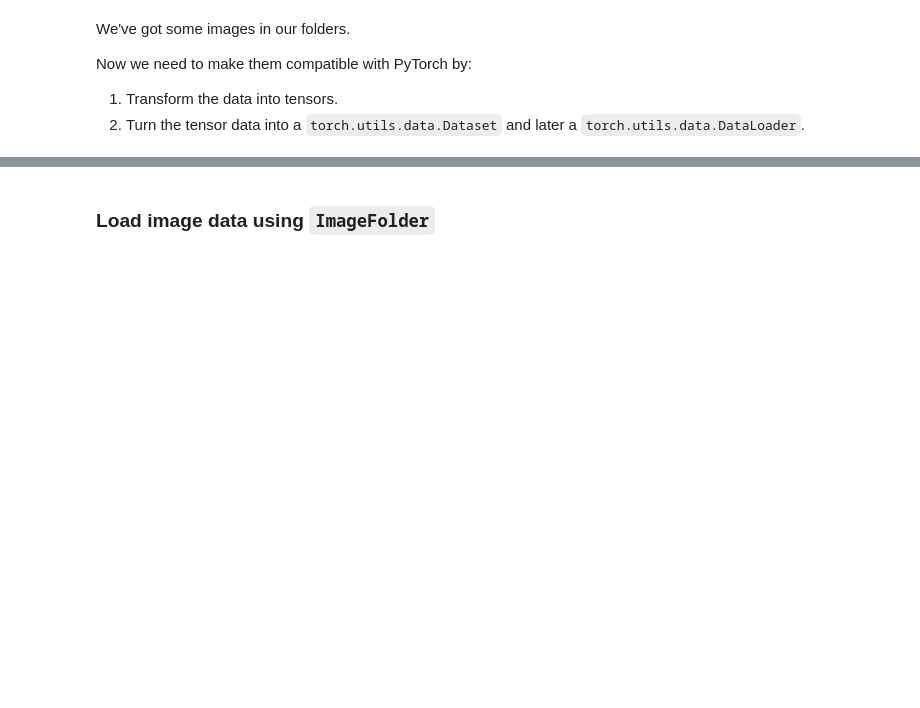
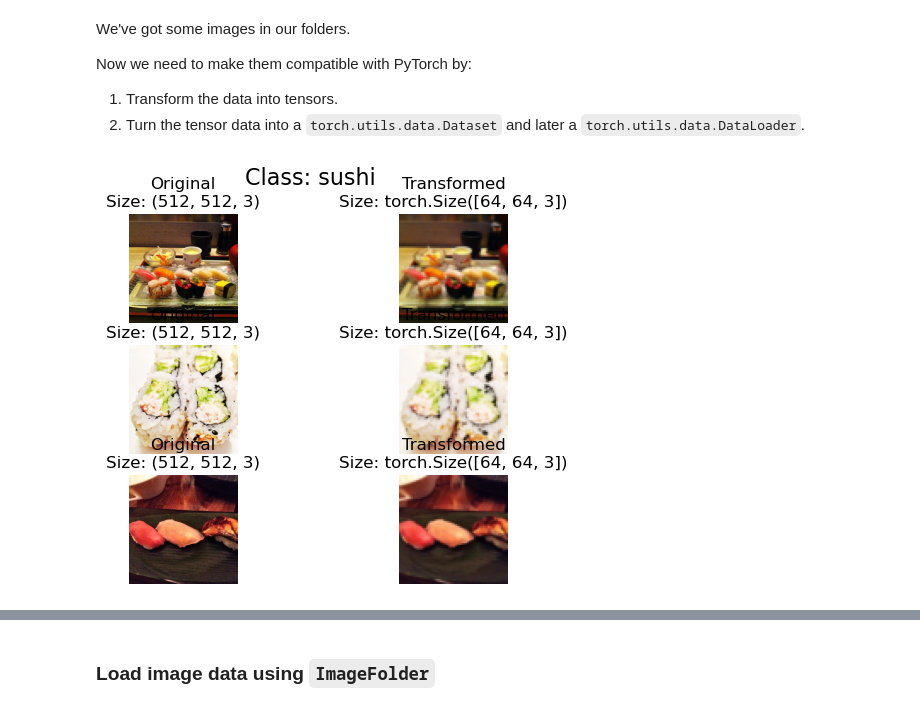
Before and after one commit to Muhammad-Shah/deep_leaning_with_pytorch, a Jupyter notebook: Exercise/04_pytorch_custom_datasets_exercises.ipynb, the cells around one changed output, grey strips where cells are left out. Cells and saved outputs as stored; diff of their text form; code cells hidden in the pictures; blank space fills up the shorter version.

```diff
--- a/Exercise/04_pytorch_custom_datasets_exercises.ipynb
+++ b/Exercise/04_pytorch_custom_datasets_exercises.ipynb
@@ -186,3 +206,8 @@ Now we need to make them compatible with PyTorch by:
 2. Turn the tensor data into a `torch.utils.data.Dataset` and later a `torch.utils.data.DataLoader`.
 # %%
 # 3.1 Transforming data with torchvision.transforms
+transform = transforms.Compose([
+    transforms.Resize(size=(64, 64)),
+    transforms.RandomHorizontalFlip(p=0.5),
+    transforms.ToTensor()
+])
@@ -192,0 +214,24 @@ Now we need to make them compatible with PyTorch by:
+# %%
+# Write a function to plot transformed images
+def plot_transformed_images(images_path_list, transform, n=3, seed=42):
+    random_images_path = random.sample(images_path_list, k=n)
+    fig, ax = plt.subplots(nrows=3, ncols=2)
+    i = 0
+    for path in random_images_path:
+        image = plt.imread(path)
+        ax[i][0].imshow(image)
+        ax[i][0].set_title(f'Original\nSize: {image.shape}')
+        ax[i][0].axis('off')
+
+        image = Image.open(path)
+        image = transform(img=image).permute(1, 2, 0)  # [3, 64, 64] => [64, 64, 3]
+        ax[i][1].imshow(image)
+        ax[i][1].set_title(f'Transformed\nSize: {image.shape}')
+        ax[i][1].axis('off')
+
+        plt.suptitle(f'Class: {path.parent.stem}', fontsize=16)
+        i += 1
+plot_transformed_images(images_path_list=images_path_list,
+                        transform=transform)
+# %% [output]
+[figure, added]
```
Also changed, not shown: parts of 12 cells of this notebook, 1 other file.
